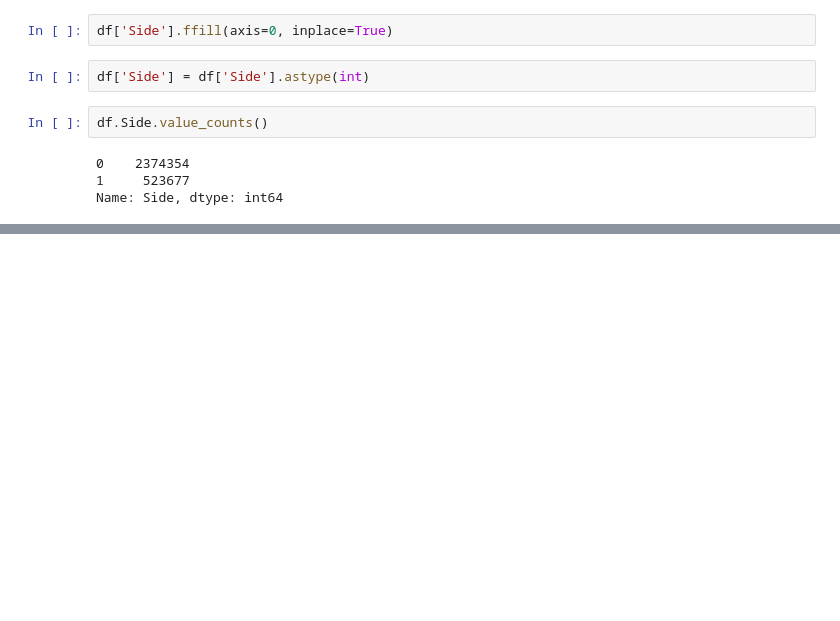
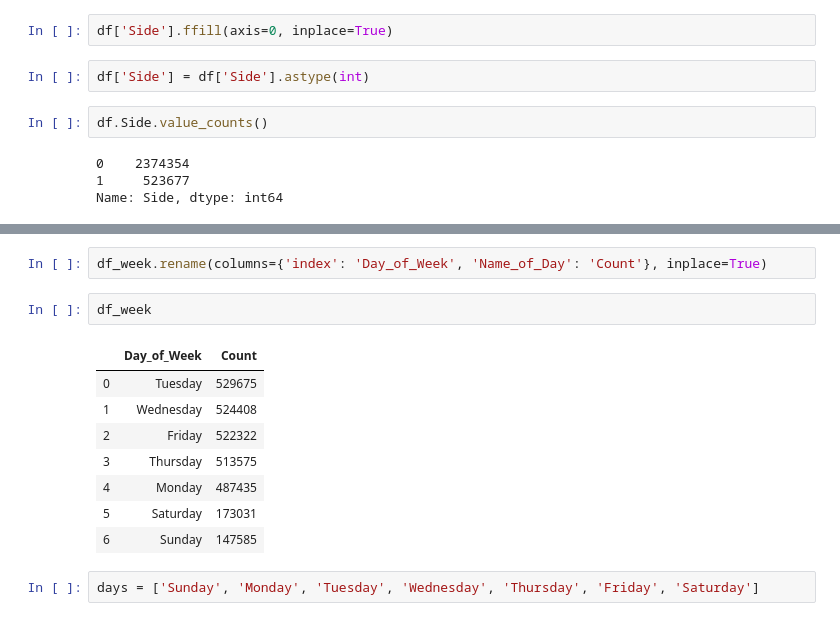
Before and after one commit to mpayumo/accident-severity-us, a Jupyter notebook: accidents-4-dummies-features.ipynb, the cells around one changed output, grey strips where cells are left out. Cells and saved outputs as stored; diff of their text form; blank space fills up the shorter version.

```diff
--- a/accidents-4-dummies-features.ipynb
+++ b/accidents-4-dummies-features.ipynb
@@ -211,0 +254,15 @@ Name: Start_Time, Length: 2677031, dtype: int64
+# %%
+df_week.rename(columns={'index': 'Day_of_Week', 'Name_of_Day': 'Count'}, inplace=True)
+# %%
+df_week
+# %% [output]
+|  | Day_of_Week | Count |
+| 0 | Tuesday | 529675 |
+| 1 | Wednesday | 524408 |
+| 2 | Friday | 522322 |
+| 3 | Thursday | 513575 |
+| 4 | Monday | 487435 |
+| 5 | Saturday | 173031 |
+| 6 | Sunday | 147585 |
+# %%
+days = ['Sunday', 'Monday', 'Tuesday', 'Wednesday', 'Thursday', 'Friday', 'Saturday']
```
Also changed, not shown: parts of 13 cells of this notebook.
